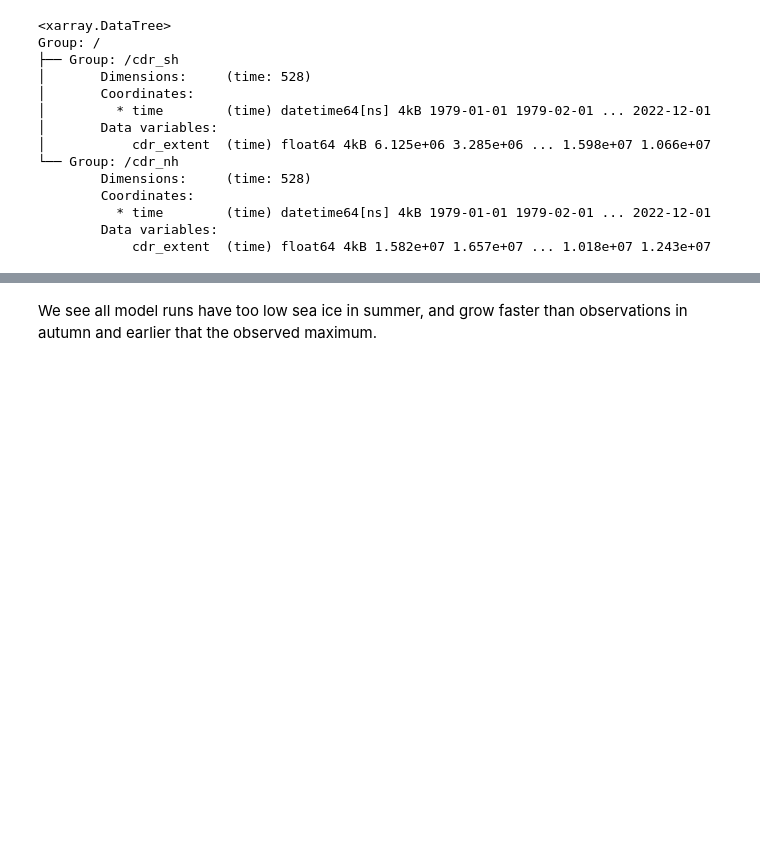
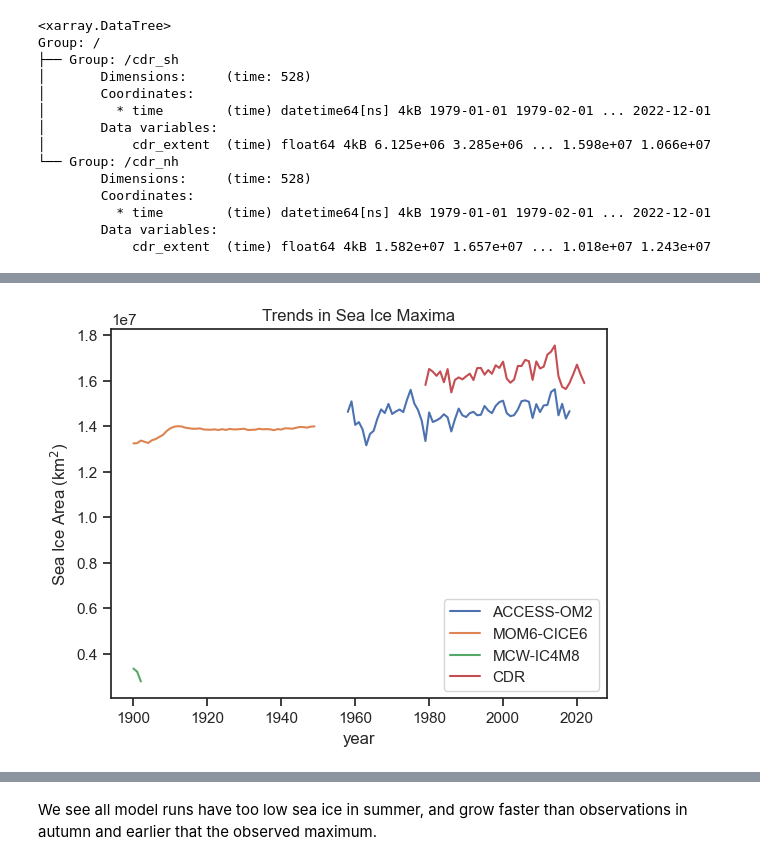
Before and after one commit to NoahDay/access-om3-analysis, a Jupyter notebook: Sea_Ice_Area_Concentration_Volume_with_Obs.ipynb, the cells around one changed output, grey strips where cells are left out. Cells and saved outputs as stored; diff of their text form; code cells hidden in the pictures; blank space fills up the shorter version.

```diff
--- a/Sea_Ice_Area_Concentration_Volume_with_Obs.ipynb
+++ b/Sea_Ice_Area_Concentration_Volume_with_Obs.ipynb
@@ -1847,3 +1850,18 @@ plt.savefig(os.path.join(fig_path, "trends_si_min.png"), dpi=300)
+# %%
+for group in model_min_max_dt.groups[1:]:
+    ds = model_min_max_dt[group].ds
+    if len(ds["max"]) > 1:
+        ds["max"].plot(label=group[1:])
+
+obs_area_dt["cdr_sh"].ds.cdr_area.groupby("time.year").max().plot(label="CDR")
+
+plt.title("Trends in Sea Ice Maxima")
+plt.ylabel("Sea Ice Area (km$^2$)")
+
+_ = plt.legend()
+plt.savefig(os.path.join(fig_path, "trends_si_max.png"), dpi=300)
+# %% [output]
+[figure, added]
 # %%
 # # model_dt_combined['south']['area']
 # # climatology(model_dt[group].ds.si_area
```
Also changed, not shown: parts of 10 cells of this notebook, 2 other files.
